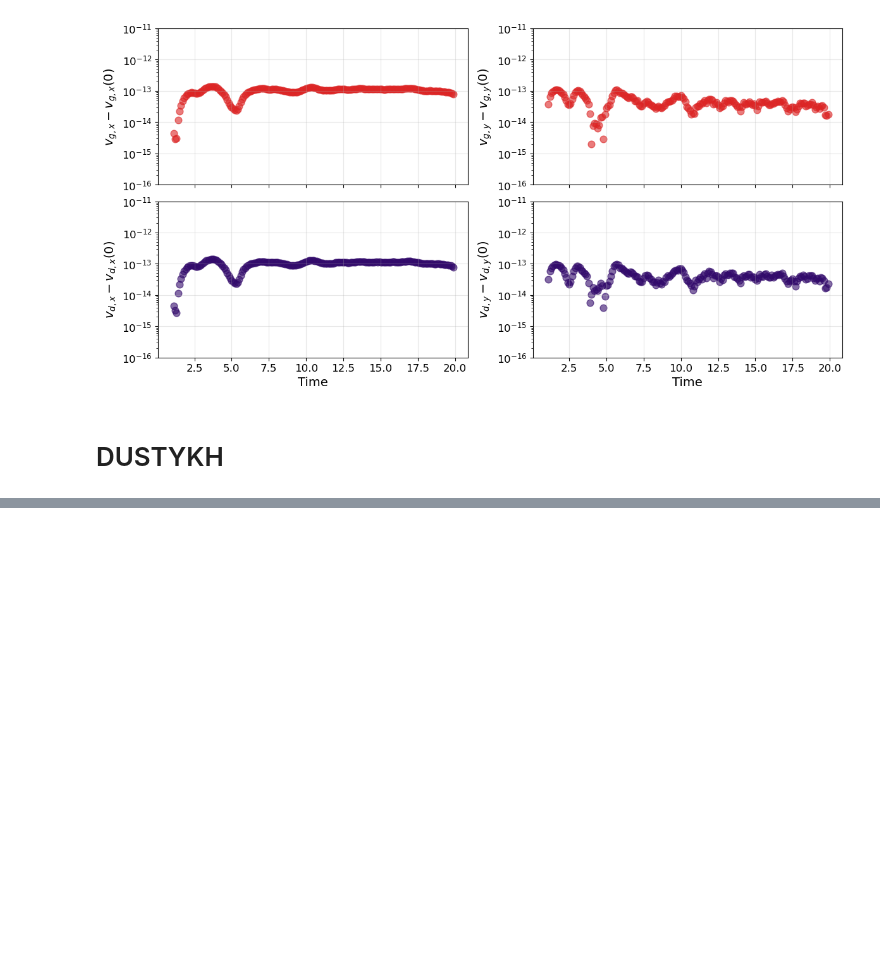
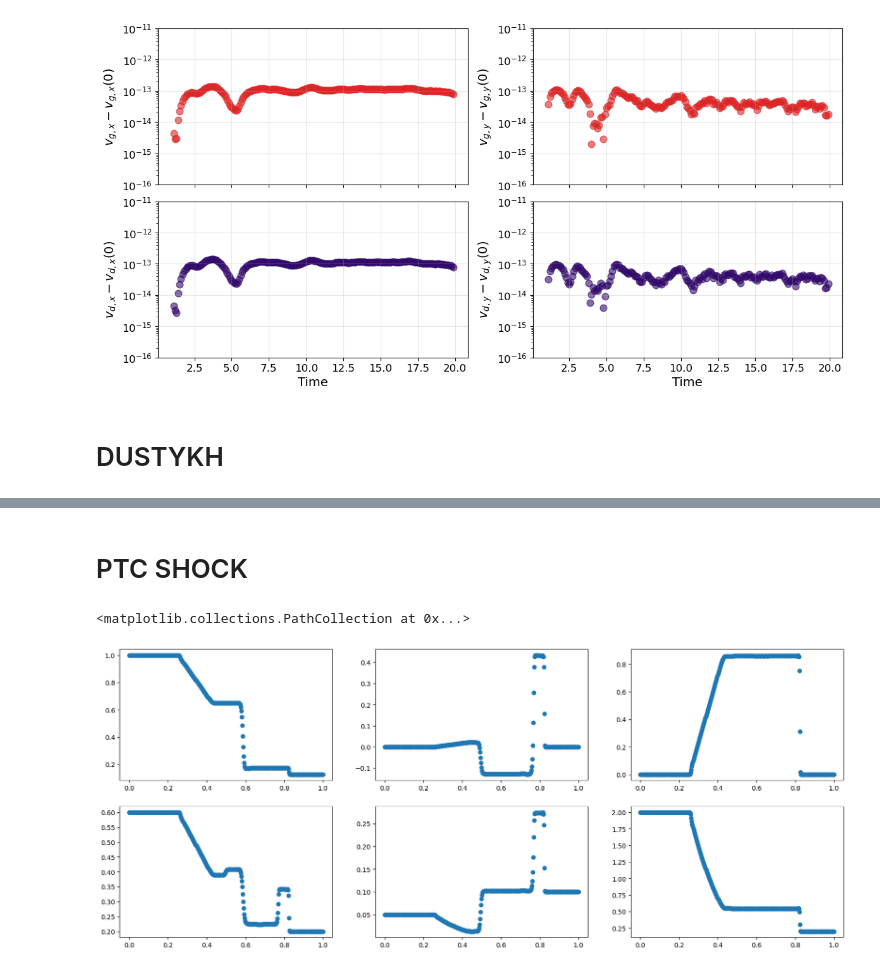
Before and after one commit to Giovanni-Tedeschi/pigpen, a Jupyter notebook: tests.ipynb, the cells around one changed output, grey strips where cells are left out. Cells and saved outputs as stored; diff of their text form; code cells hidden in the pictures; blank space fills up the shorter version.

```diff
--- a/tests.ipynb
+++ b/tests.ipynb
@@ -638,0 +712,2 @@ fig.tight_layout()
+# %% [markdown]
+# PTC SHOCK
@@ -638,0 +741,16 @@ fig.tight_layout()
+# %%
+data = np.loadtxt(f"{test_folder}/PTC_SHOCK/output/10.txt")
+fig, axs = plt.subplots(2,3,figsize=(20,8))
+x = np.linspace(0,1,data.shape[0])
+axs[0,0].scatter(x, data[:,4])
+axs[0,1].scatter(x, data[:,5])
+axs[0,2].scatter(x, data[:,6])
+
+axs[1,0].scatter(x, data[:,7] * data[:,4])
+axs[1,1].scatter(x, data[:,8] * data[:,4])
+axs[1,2].scatter(x, data[:,9] * data[:,4])
+
+fig.tight_layout()
+# %% [output]
+<matplotlib.collections.PathCollection at 0x...>
+[figure, added]
```
Also changed, not shown: parts of 15 cells of this notebook, 7 other files.
